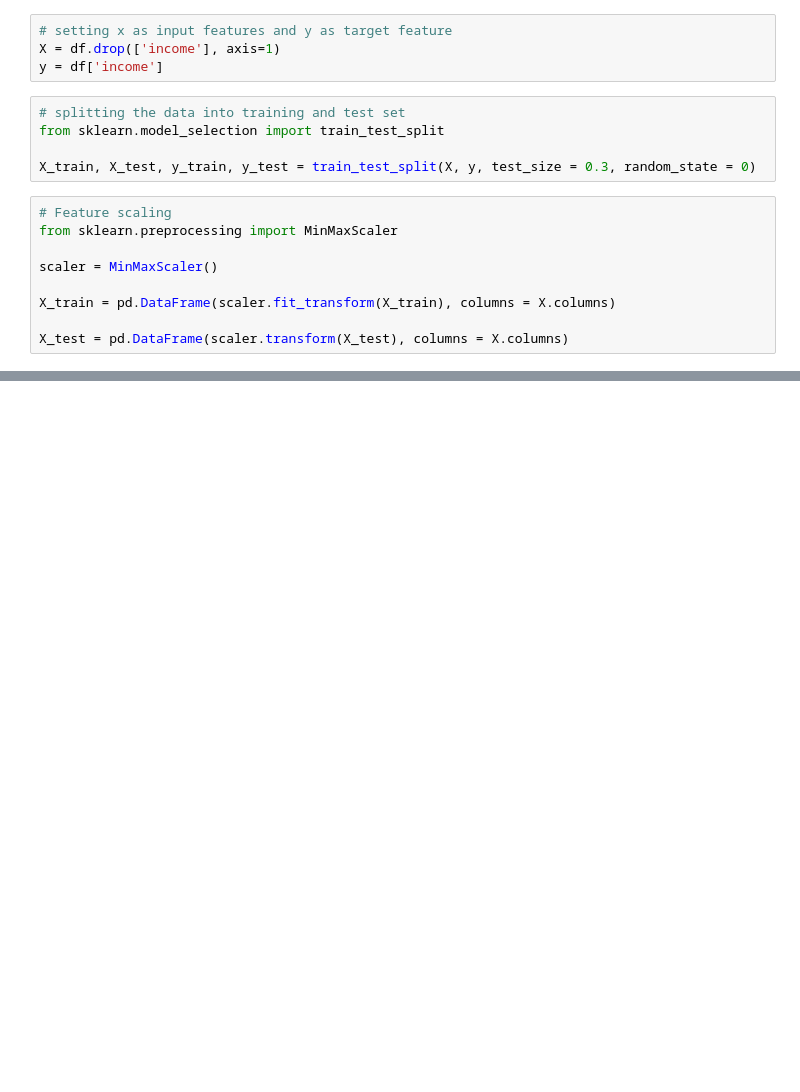
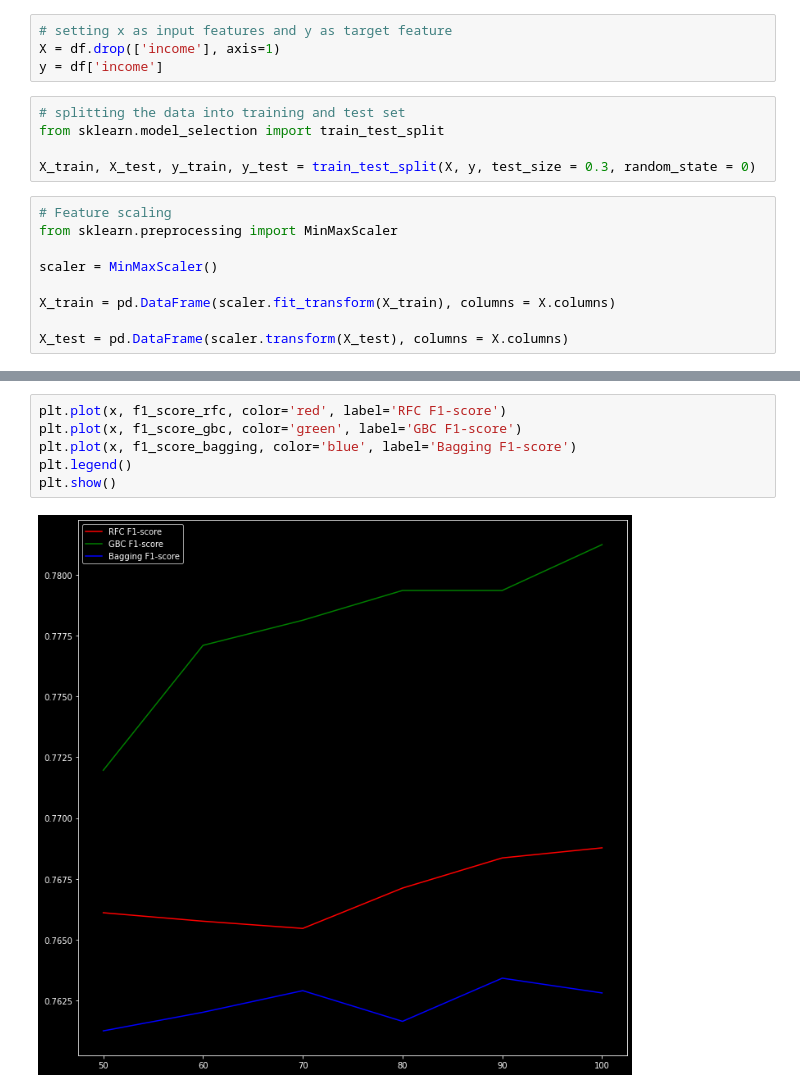
Before and after one commit to Iskander7d/Information-Processing, a Jupyter notebook: DecisionTree/census income/income.ipynb, the cells around one changed output, grey strips where cells are left out. Drawn from its saved outputs; the diff is of its cells as text; blank space fills up the shorter version.

```diff
--- a/DecisionTree/census income/income.ipynb
+++ b/DecisionTree/census income/income.ipynb
@@ -479,0 +553,8 @@ print(bagging_dict)
+# %%
+plt.plot(x, f1_score_rfc, color='red', label='RFC F1-score')
+plt.plot(x, f1_score_gbc, color='green', label='GBC F1-score')
+plt.plot(x, f1_score_bagging, color='blue', label='Bagging F1-score')
+plt.legend()
+plt.show()
+# %% [output]
+[figure, added]
```
Also changed, not shown: parts of 9 cells of this notebook, 1 other file.
